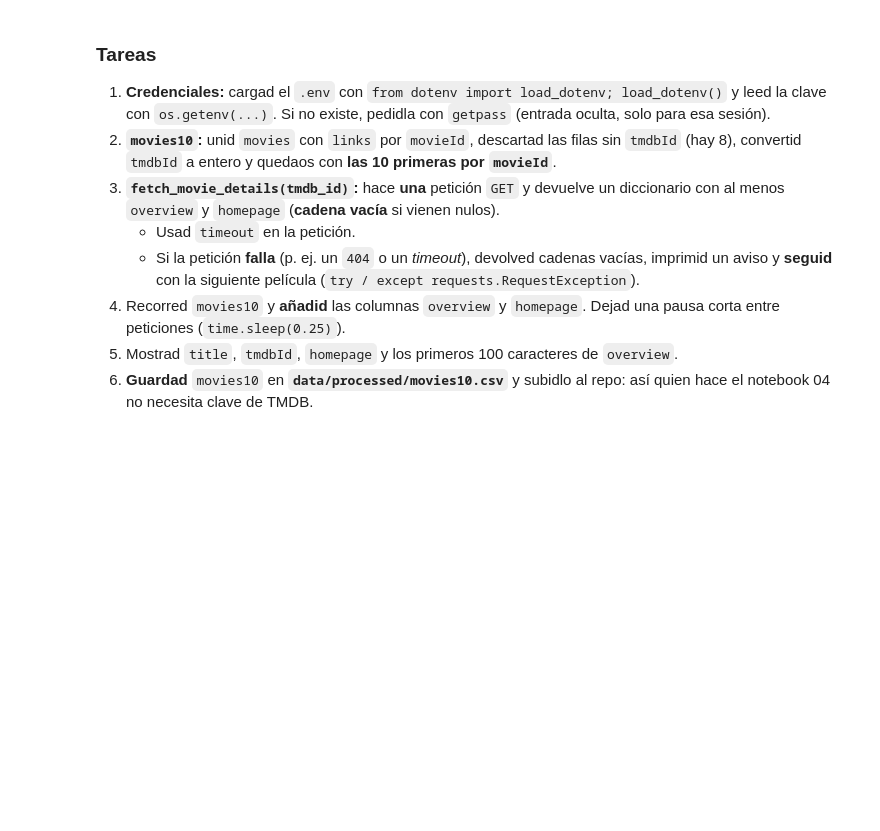
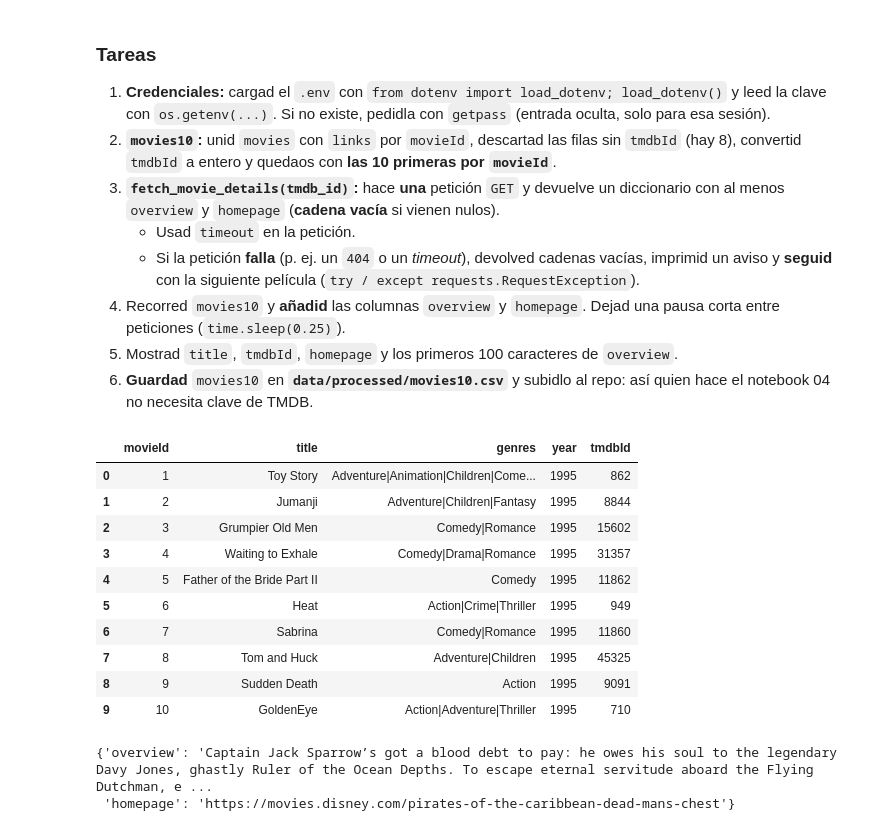
Before and after one commit to susanaferreras/TC01-Catalogo-Peliculas, a Jupyter notebook: notebooks/03_tmdb.ipynb, the cells around one changed output. Drawn from its saved outputs; the diff is of its cells as text; code cells hidden in the pictures; blank space fills up the shorter version.

```diff
--- a/notebooks/03_tmdb.ipynb
+++ b/notebooks/03_tmdb.ipynb
@@ -36,16 +42,13 @@ Hacéis peticiones HTTP a la API de The Movie Database para añadir la sinopsis
 # %%
 # --- Celda de carga (dada) ---
-from pathlib import Path
-import pandas as pd
-
-DATA = Path("data")
+DATA = Path("../data")
 clean_path = DATA / "processed" / "movies_clean.csv"
 
 if clean_path.exists():
-    movies = pd.read_csv(clean_path, dtype={"year": "Int64"})
+    df_movies = pd.read_csv(clean_path, dtype={"year": "Int64"})
 else:
     print("⚠️ Aún no existe movies_clean.csv: usando movies.csv sin limpiar.")
-    movies = pd.read_csv(DATA / "movies.csv")
+    df_movies = pd.read_csv(DATA / "movies.csv")
 
-links = pd.read_csv(DATA / "links.csv")
-print(movies.shape, links.shape)
+df_links = pd.read_csv(DATA / "links.csv")
+print(df_movies.shape, df_links.shape)
@@ -63,3 +68,58 @@ print(movies.shape, links.shape)
 # %%
 # --- Parte 2: TMDB GET /movie/{id} → overview y homepage ---
 # pip install requests python-dotenv
+load_dotenv()
+
+TOKEN = os.getenv("TMDB_READ_ACCESS_TOKEN") or getpass("Token TMDB: ")
+
+# Unir la tabla movies con los IDs de TMDB,
+movies_con_links = df_movies.merge(df_links[["movieId", "tmdbId"]], on="movieId", how="left")
+
+#Eliminar las películas que no tienen un tmdbId válido\n",
+movies_con_links = movies_con_links.dropna(subset=["tmdbId"])
+
+#Convertir el tmdbId de decimal (float) a entero (int)\n",
+movies_con_links["tmdbId"] = movies_con_links["tmdbId"].astype(int)
+
+#Ordenar por movieId, resetear índices y quedarnos solo con las 10 primeras\n",
+df_movies10 = movies_con_links.sort_values("movieId").reset_index(drop=True).head(10)
+
+display(df_movies10)
+# %% [output]
+|  | movieId | title | genres | year | tmdbId |
+| 0 | 1 | Toy Story | Adventure|Animation|Children|Come... | 1995 | 862 |
+| 1 | 2 | Jumanji | Adventure|Children|Fantasy | 1995 | 8844 |
+| 2 | 3 | Grumpier Old Men | Comedy|Romance | 1995 | 15602 |
+| 3 | 4 | Waiting to Exhale | Comedy|Drama|Romance | 1995 | 31357 |
+| 4 | 5 | Father of the Bride Part II | Comedy | 1995 | 11862 |
+| 5 | 6 | Heat | Action|Crime|Thriller | 1995 | 949 |
+| 6 | 7 | Sabrina | Comedy|Romance | 1995 | 11860 |
+| 7 | 8 | Tom and Huck | Adventure|Children | 1995 | 45325 |
+| 8 | 9 | Sudden Death | Action | 1995 | 9091 |
+| 9 | 10 | GoldenEye | Action|Adventure|Thriller | 1995 | 710 |
+# %%
+# Recibe: tmdb_id
+# Devuelve: {'overview', 'homepage'} o {"",""} si falla
+def fetch_movie_details(tmdb_id):
+    url_tmdb = "https://api.themoviedb.org/3/movie/{}"
+
+    heathers_tmdb = {"Authorization": "Bearer " + TOKEN,
+                     "accept": "application/json"}
+
+    try:
+        resp = requests.get(url_tmdb.format(tmdb_id), headers=heathers_tmdb, timeout=15)
+
+        resp.raise_for_status()
+
+        datos_respuesta = resp.json()
+
+        return {"overview": datos_respuesta.get("overview", ""), "homepage": datos_respuesta.get("homepage","")}
+
+    except requests.RequestException as e:
+        print(f"error tmdbId {tmdb_id}: {e}")
+        return {"overview": "", "homepage": ""}
+
+fetch_movie_details(58) # probar con una antes del bucle"
+# %% [output]
+{'overview': 'Captain Jack Sparrow’s got a blood debt to pay: he owes his soul to the legendary Davy Jones, ghastly Ruler of the Ocean Depths. To escape eternal servitude aboard the Flying Dutchman, e ...
+ 'homepage': 'https://movies.disney.com/pirates-of-the-caribbean-dead-mans-chest'}
```
Also changed, not shown: parts of 4 cells of this notebook, 1 other file.
